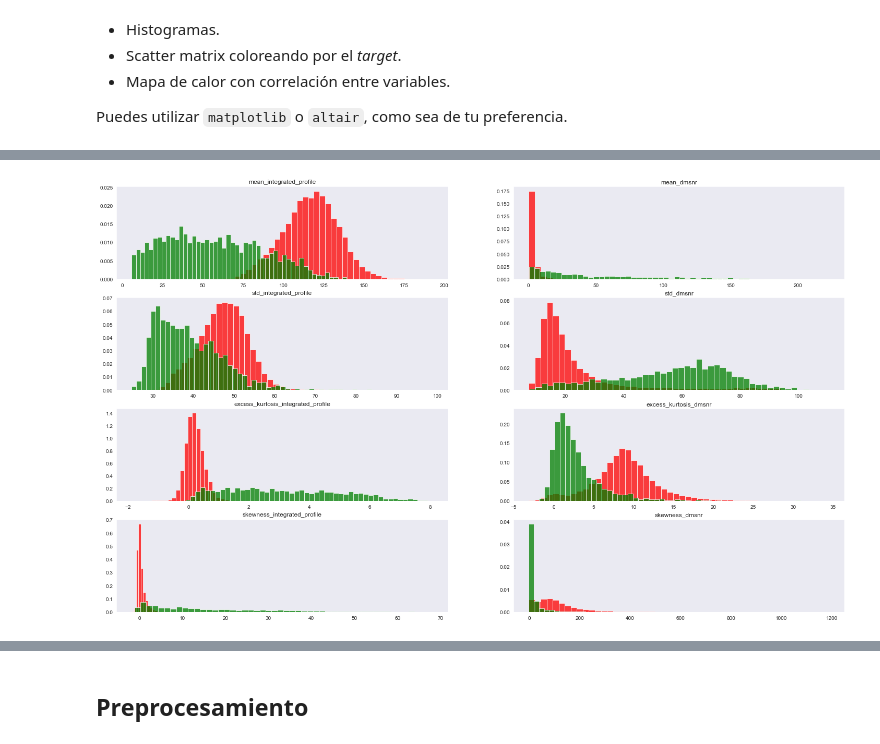
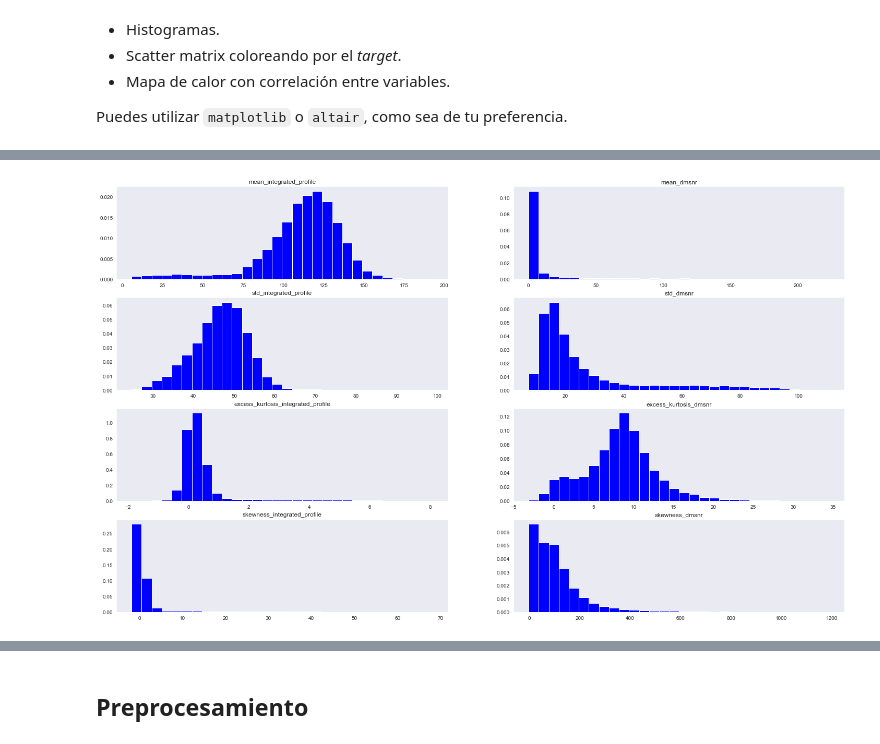
Before and after one commit to FabianCastellano/mat281_portfolio, a Jupyter notebook: Proyectos/m05_project02/m05_project02.ipynb, the cells around one changed output, grey strips where cells are left out. Drawn from its saved outputs; the diff is of its cells as text; code cells hidden in the pictures.

```diff
--- a/Proyectos/m05_project02/m05_project02.ipynb
+++ b/Proyectos/m05_project02/m05_project02.ipynb
@@ -407,0 +401,14 @@ df.groupby('is_pulsar').get_group(0)
+# %%
+f, axes = plt.subplots(4, 2, figsize=(25,15))
+col = 0
+for j in range(2):
+    for k in range(4):
+        i = df.columns[col]
+        red_square = dict(markerfacecolor = 'r', marker = 's')
+        axes[k][j].set_title(i)
+        axes[k][j].boxplot(df[i]
+                           , vert = False
+                           , flierprops = red_square
+                           , whis=1.75
+                          )
+        col+=1
@@ -407,0 +419,16 @@ df.groupby('is_pulsar').get_group(0)
+# %%
+f, axes = plt.subplots(8, 2, figsize = (25,15))
+col = 0
+for j in range(2):
+    if j == 0:
+        square = dict(markerfacecolor='r', marker='s')
+    else:
+        square = dict(markerfacecolor='g', marker='s')
+    for k in range(8):
+        i = df.columns[k]
+        axes[k][j].set_title(i)
+        axes[k][j].boxplot(df.groupby('is_pulsar').get_group(j)[i]
+                           , vert = False
+                           , flierprops = square
+                           , whis = 1.75
+                          )
@@ -408,12 +441,15 @@ df.groupby('is_pulsar').get_group(0)
 # %%
 f, axes = plt.subplots(4, 2, figsize=(25,15))
 col = 0
 for j in range(2):
     for k in range(4):
         i = df.columns[col]
-        axes[k][j].hist(df.groupby('is_pulsar').get_group(0)[i], 50, density=True, facecolor='r', alpha=0.75)
-        axes[k][j].hist(df.groupby('is_pulsar').get_group(1)[i], 50, density=True, facecolor='g', alpha=0.75)
+        axes[k][j].hist(df[i]
+                        , 30
+                        , density = True
+                        , facecolor = 'b'
+                       )
         axes[k][j].set_title(i)
         col+=1
 # %% [output]
-[figure, old version]
+[figure, new version]
```
Also changed, not shown: parts of 35 cells of this notebook.
